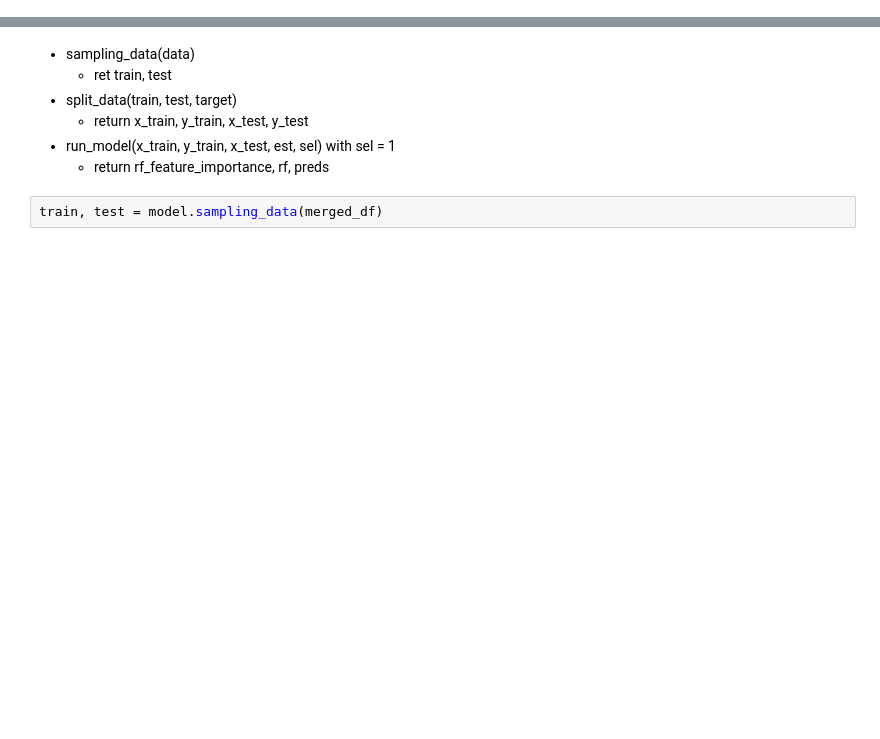
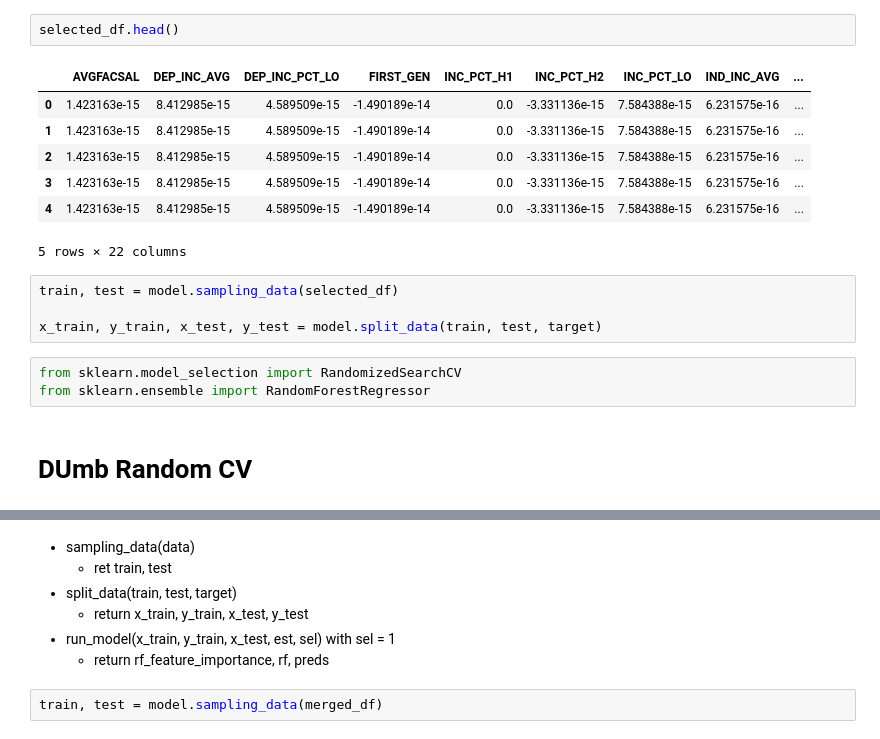
Before and after one commit to jeswan/post-secondary-education, a Jupyter notebook: will_stuff.ipynb, the cells around one changed output, grey strips where cells are left out. Drawn from its saved outputs; the diff is of its cells as text; blank space fills up the shorter version.

```diff
--- a/will_stuff.ipynb
+++ b/will_stuff.ipynb
@@ -46,0 +49,19 @@ merged_df
+# %%
+selected_df.head()
+# %% [output]
+|  | AVGFACSAL | DEP_INC_AVG | DEP_INC_PCT_LO | FIRST_GEN | INC_PCT_H1 | INC_PCT_H2 | INC_PCT_LO | IND_INC_AVG | ... |
+| 0 | 1.423163e-15 | 8.412985e-15 | 4.589509e-15 | -1.490189e-14 | 0.0 | -3.331136e-15 | 7.584388e-15 | 6.231575e-16 | ... |
+| 1 | 1.423163e-15 | 8.412985e-15 | 4.589509e-15 | -1.490189e-14 | 0.0 | -3.331136e-15 | 7.584388e-15 | 6.231575e-16 | ... |
+| 2 | 1.423163e-15 | 8.412985e-15 | 4.589509e-15 | -1.490189e-14 | 0.0 | -3.331136e-15 | 7.584388e-15 | 6.231575e-16 | ... |
+| 3 | 1.423163e-15 | 8.412985e-15 | 4.589509e-15 | -1.490189e-14 | 0.0 | -3.331136e-15 | 7.584388e-15 | 6.231575e-16 | ... |
+| 4 | 1.423163e-15 | 8.412985e-15 | 4.589509e-15 | -1.490189e-14 | 0.0 | -3.331136e-15 | 7.584388e-15 | 6.231575e-16 | ... |
+5 rows × 22 columns
+# %%
+train, test = model.sampling_data(selected_df)
+
+x_train, y_train, x_test, y_test = model.split_data(train, test, target)
+# %%
+from sklearn.model_selection import RandomizedSearchCV
+from sklearn.ensemble import RandomForestRegressor
+# %% [markdown]
+# DUmb Random CV
```
Also changed, not shown: parts of 54 cells of this notebook, 2 other files.
